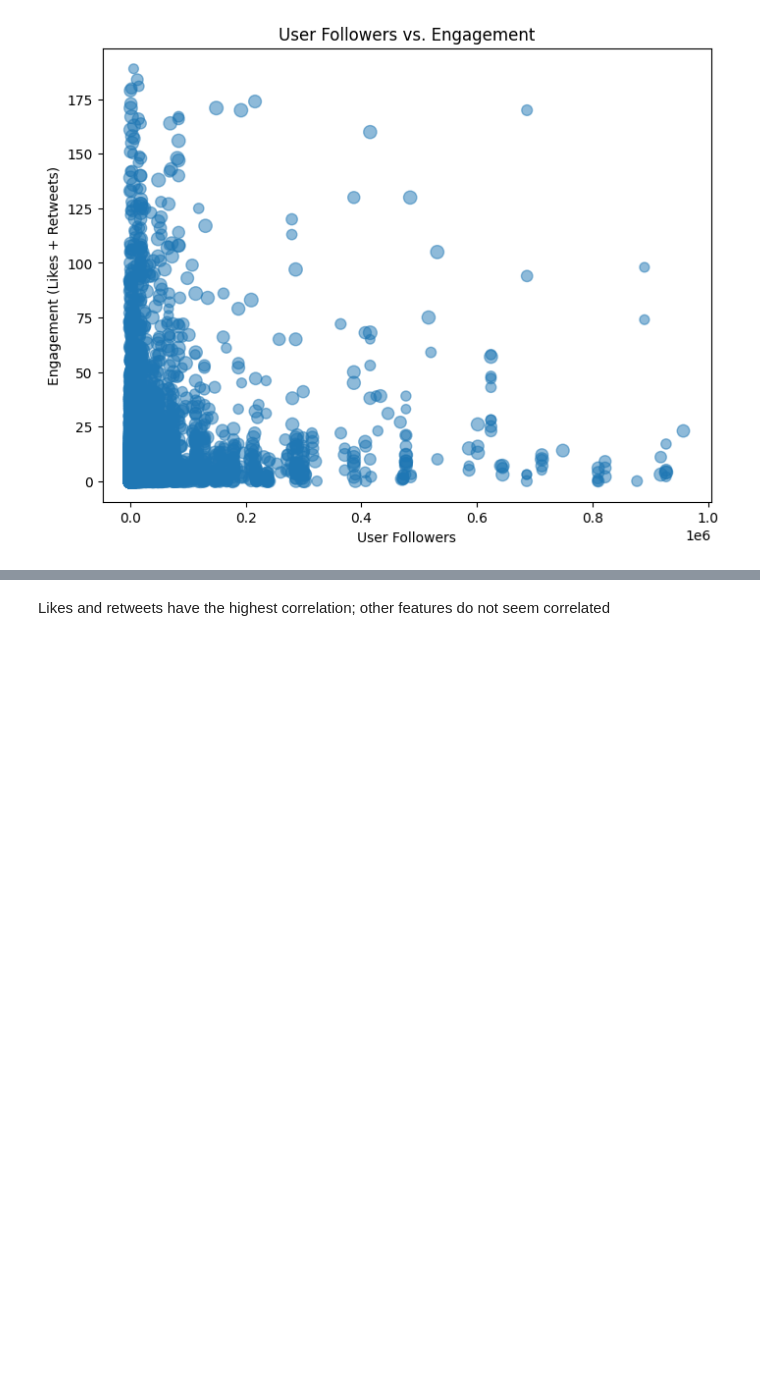
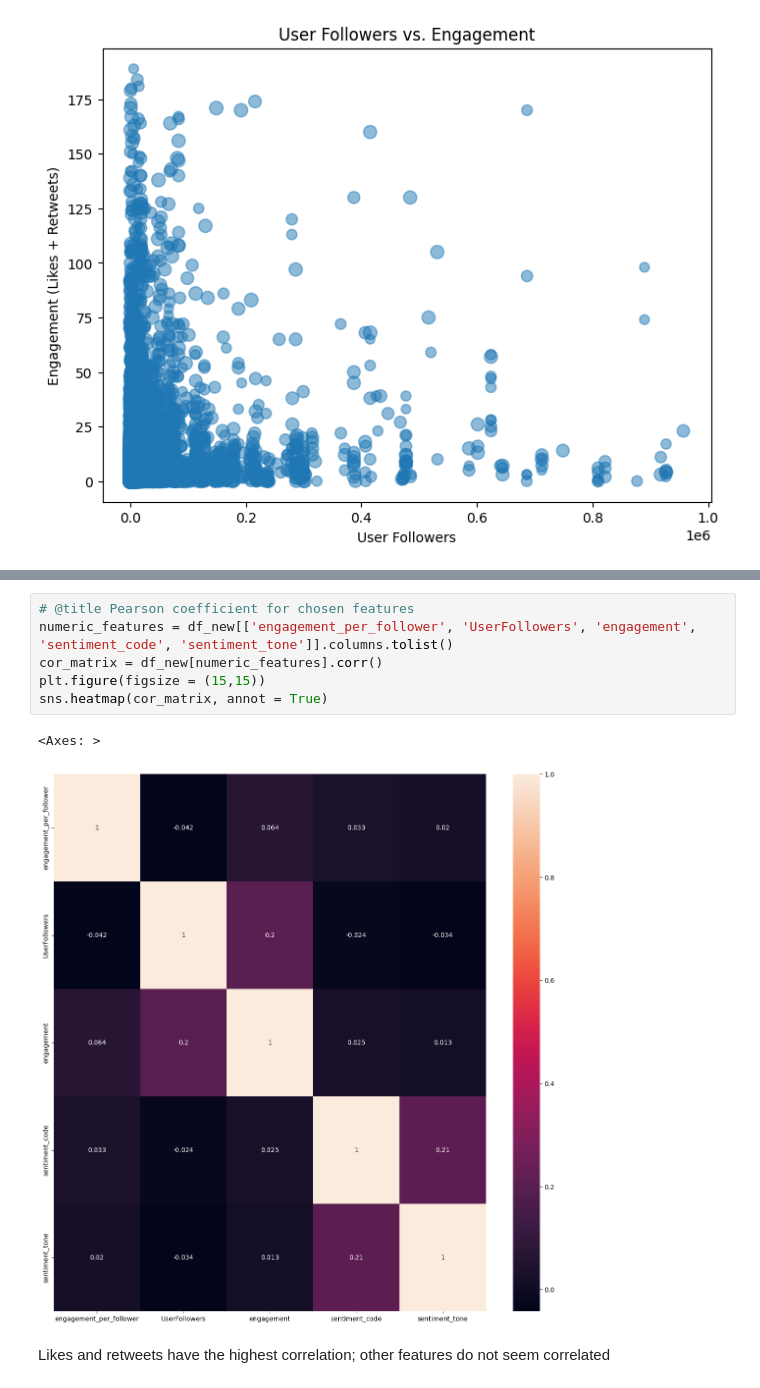
Before and after one commit to bani-ebegbodi/NLP_AI4ALL_Project, a Jupyter notebook: Project.ipynb, the cells around one changed output, grey strips where cells are left out. Drawn from its saved outputs; the diff is of its cells as text; blank space fills up the shorter version.

```diff
--- a/Project.ipynb
+++ b/Project.ipynb
@@ -398,3 +469,12 @@ sns.heatmap(cor_matrix, annot = True)
+# %%
+# @title Pearson coefficient for chosen features
+numeric_features = df_new[['engagement_per_follower', 'UserFollowers', 'engagement', 'sentiment_code', 'sentiment_tone']].columns.tolist()
+cor_matrix = df_new[numeric_features].corr()
+plt.figure(figsize = (15,15))
+sns.heatmap(cor_matrix, annot = True)
+# %% [output]
+<Axes: >
+[figure, added]
 # %% [markdown]
 Likes and retweets have the highest correlation; other features do not seem correlated
 # %%
```
Also changed, not shown: parts of 36 cells of this notebook.
